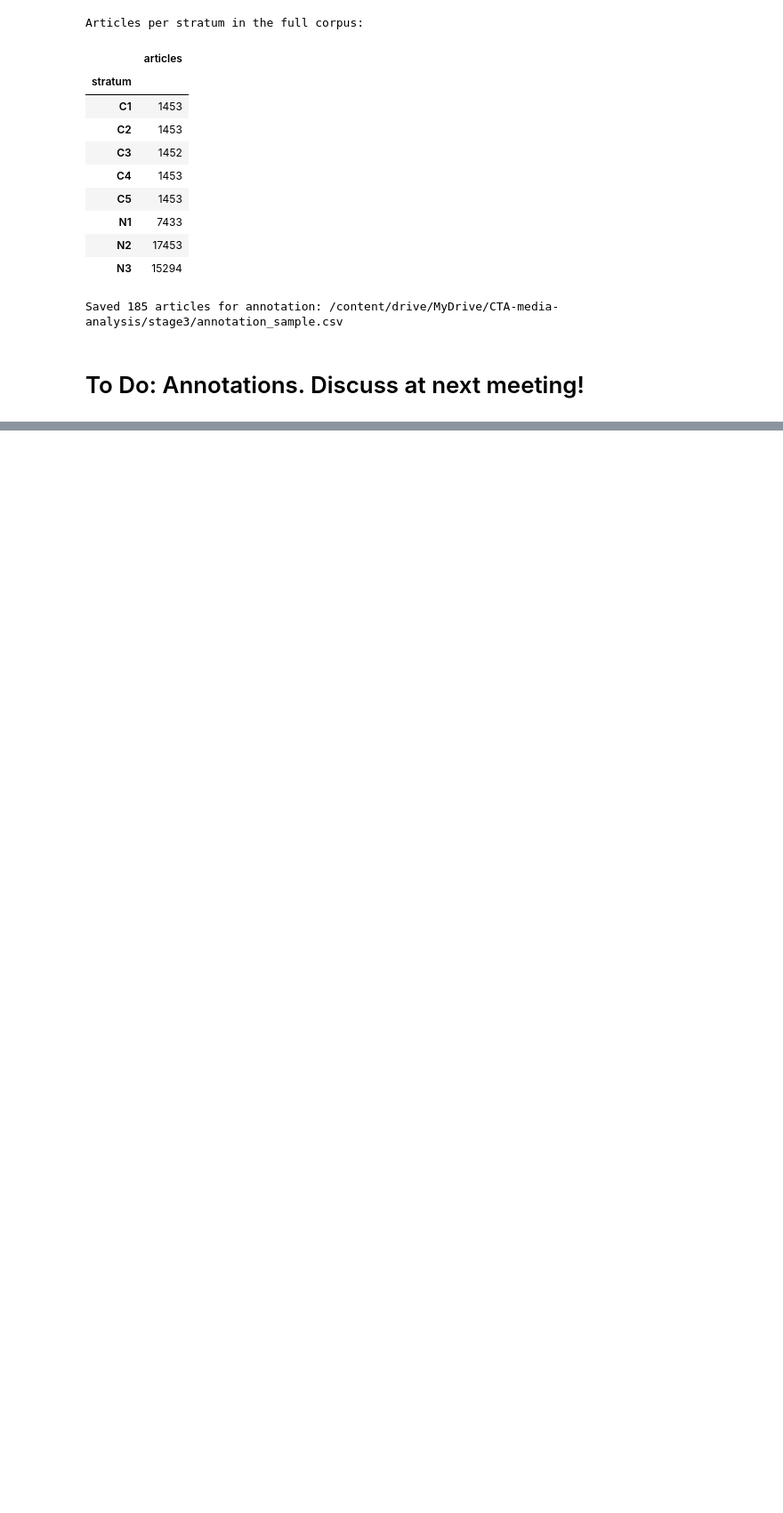
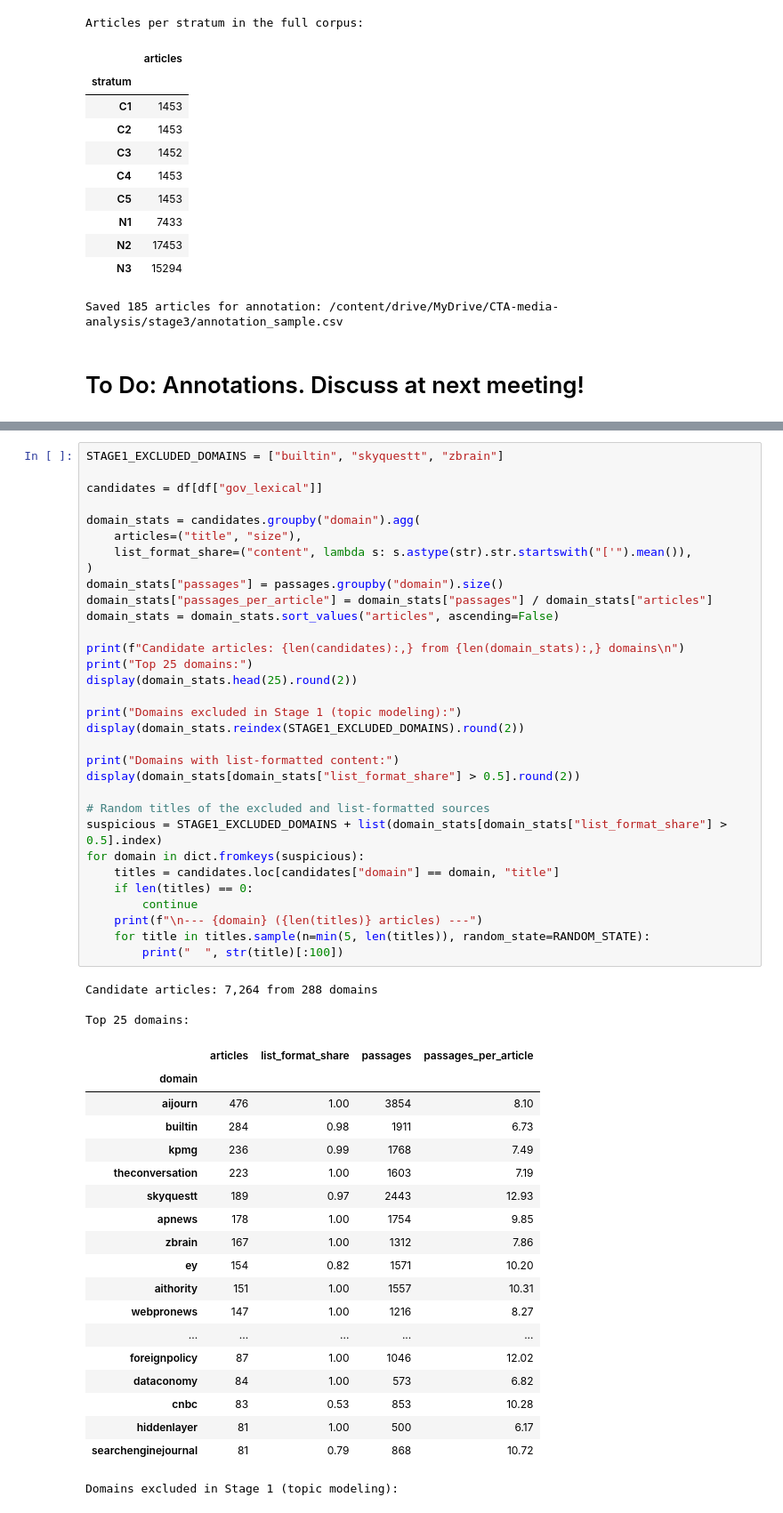
Before and after one commit to Pascingo/CTA-media-analysis, a Jupyter notebook: Stage_3.ipynb, the cells around one changed output, grey strips where cells are left out. Shown at 89% size. Saved outputs shown, nothing was run; the diff lists cells and outputs as text; blank space fills up the shorter version.

```diff
--- a/Stage_3.ipynb
+++ b/Stage_3.ipynb
@@ -638,0 +900,55 @@ Saved 185 articles for annotation: /content/drive/MyDrive/CTA-media-analysis/sta
+# %%
+STAGE1_EXCLUDED_DOMAINS = ["builtin", "skyquestt", "zbrain"]
+
+candidates = df[df["gov_lexical"]]
+
+domain_stats = candidates.groupby("domain").agg(
+    articles=("title", "size"),
+    list_format_share=("content", lambda s: s.astype(str).str.startswith("['").mean()),
+)
+domain_stats["passages"] = passages.groupby("domain").size()
+domain_stats["passages_per_article"] = domain_stats["passages"] / domain_stats["articles"]
+domain_stats = domain_stats.sort_values("articles", ascending=False)
+
+print(f"Candidate articles: {len(candidates):,} from {len(domain_stats):,} domains\n")
+print("Top 25 domains:")
+display(domain_stats.head(25).round(2))
+
+print("Domains excluded in Stage 1 (topic modeling):")
+display(domain_stats.reindex(STAGE1_EXCLUDED_DOMAINS).round(2))
+
+print("Domains with list-formatted content:")
+display(domain_stats[domain_stats["list_format_share"] > 0.5].round(2))
+
+# Random titles of the excluded and list-formatted sources
+suspicious = STAGE1_EXCLUDED_DOMAINS + list(domain_stats[domain_stats["list_format_share"] > 0.5].index)
+for domain in dict.fromkeys(suspicious):
+    titles = candidates.loc[candidates["domain"] == domain, "title"]
+    if len(titles) == 0:
+        continue
+    print(f"\n--- {domain} ({len(titles)} articles) ---")
+    for title in titles.sample(n=min(5, len(titles)), random_state=RANDOM_STATE):
+        print("  ", str(title)[:100])
+# %% [output]
+Candidate articles: 7,264 from 288 domains
+
+Top 25 domains:
+|  | articles | list_format_share | passages | passages_per_article |
+| domain |  |  |  |  |
+| aijourn | 476 | 1.00 | 3854 | 8.10 |
+| builtin | 284 | 0.98 | 1911 | 6.73 |
+| kpmg | 236 | 0.99 | 1768 | 7.49 |
+| theconversation | 223 | 1.00 | 1603 | 7.19 |
+| skyquestt | 189 | 0.97 | 2443 | 12.93 |
+| apnews | 178 | 1.00 | 1754 | 9.85 |
+| zbrain | 167 | 1.00 | 1312 | 7.86 |
+| ey | 154 | 0.82 | 1571 | 10.20 |
+| aithority | 151 | 1.00 | 1557 | 10.31 |
+| webpronews | 147 | 1.00 | 1216 | 8.27 |
+| ... | ... | ... | ... | ... |
+| foreignpolicy | 87 | 1.00 | 1046 | 12.02 |
+| dataconomy | 84 | 1.00 | 573 | 6.82 |
+| cnbc | 83 | 0.53 | 853 | 10.28 |
+| hiddenlayer | 81 | 1.00 | 500 | 6.17 |
+| searchenginejournal | 81 | 0.79 | 868 | 10.72 |
+Domains excluded in Stage 1 (topic modeling):
```
Also changed, not shown: parts of 24 cells of this notebook.
